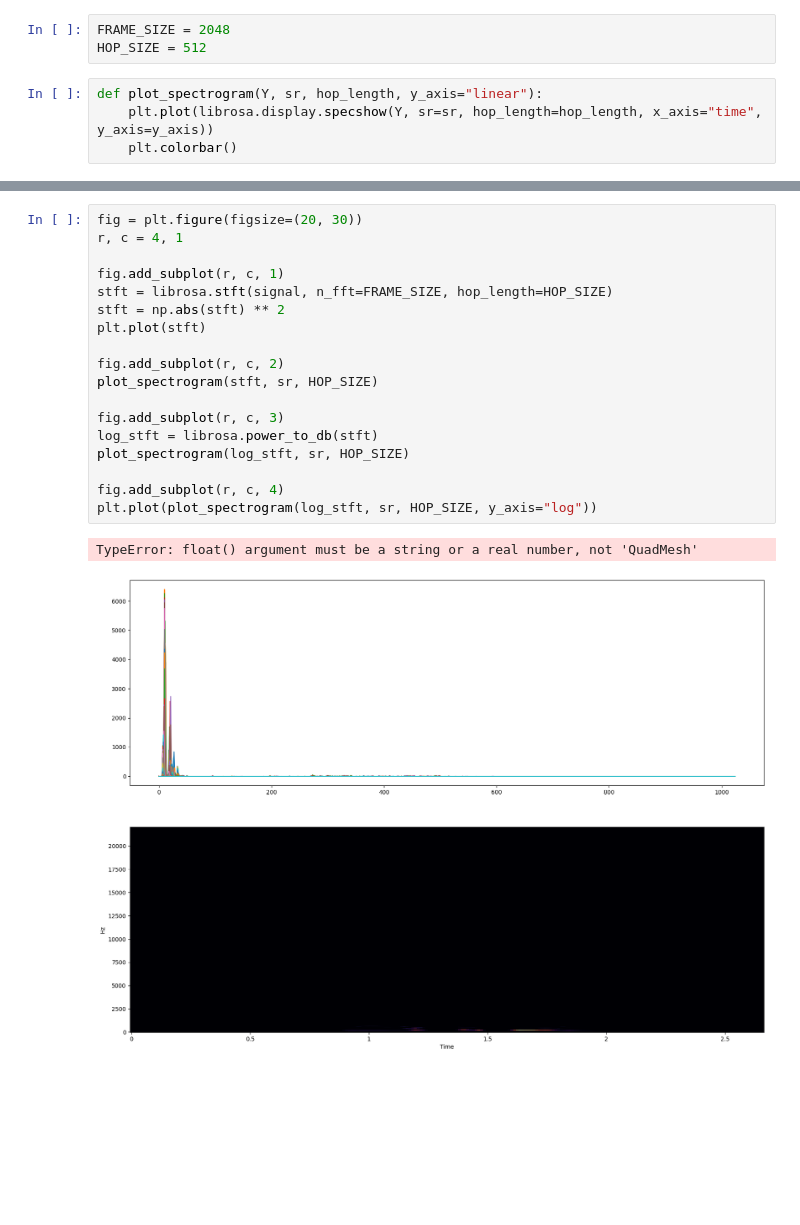
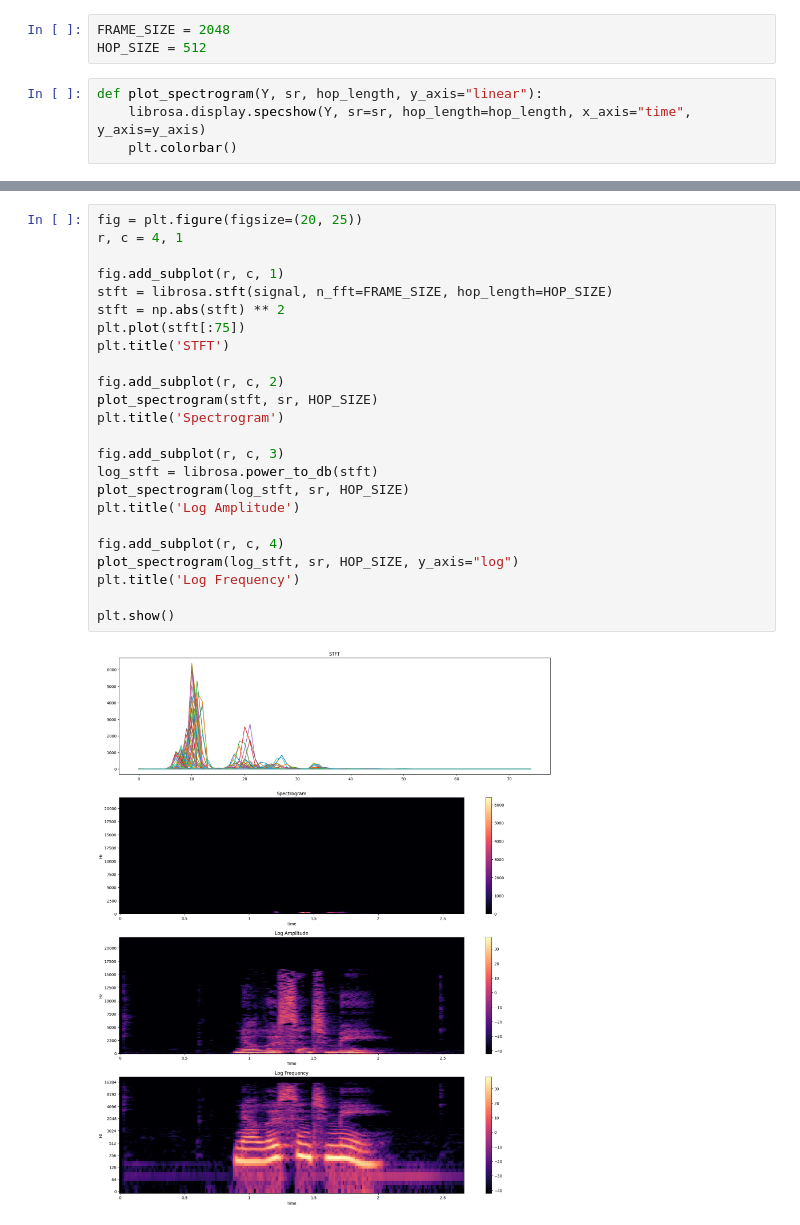
Before and after one commit to Amirreza-Zeraati/AudioSignalProcessingForML, a Jupyter notebook: AudioSignalProcessing.ipynb, the cells around one changed output, grey strips where cells are left out. Drawn from its saved outputs; the diff is of its cells as text; blank space fills up the shorter version.

Commit message:
fix plot spectrogram

```diff
--- a/AudioSignalProcessing.ipynb
+++ b/AudioSignalProcessing.ipynb
@@ -124,5 +122,5 @@ FRAME_SIZE = 2048
 HOP_SIZE = 512
 # %%
 def plot_spectrogram(Y, sr, hop_length, y_axis="linear"):
-    plt.plot(librosa.display.specshow(Y, sr=sr, hop_length=hop_length, x_axis="time", y_axis=y_axis))
+    librosa.display.specshow(Y, sr=sr, hop_length=hop_length, x_axis="time", y_axis=y_axis)
     plt.colorbar()
@@ -137,21 +127,26 @@ TypeError: float() argument must be a string or a real number, not 'QuadMesh'
 # %%
-fig = plt.figure(figsize=(20, 30))
+fig = plt.figure(figsize=(20, 25))
 r, c = 4, 1
 
 fig.add_subplot(r, c, 1)
 stft = librosa.stft(signal, n_fft=FRAME_SIZE, hop_length=HOP_SIZE)
 stft = np.abs(stft) ** 2
-plt.plot(stft)
+plt.plot(stft[:75])
+plt.title('STFT')
 
 fig.add_subplot(r, c, 2)
 plot_spectrogram(stft, sr, HOP_SIZE)
+plt.title('Spectrogram')
 
 fig.add_subplot(r, c, 3)
 log_stft = librosa.power_to_db(stft)
 plot_spectrogram(log_stft, sr, HOP_SIZE)
+plt.title('Log Amplitude')
 
 fig.add_subplot(r, c, 4)
-plt.plot(plot_spectrogram(log_stft, sr, HOP_SIZE, y_axis="log"))
+plot_spectrogram(log_stft, sr, HOP_SIZE, y_axis="log")
+plt.title('Log Frequency')
+
+plt.show()
 # %% [output]
-TypeError: float() argument must be a string or a real number, not 'QuadMesh'
-[figure, old version]
+[figure, new version]
```
Also changed, not shown: parts of 2 cells of this notebook.
